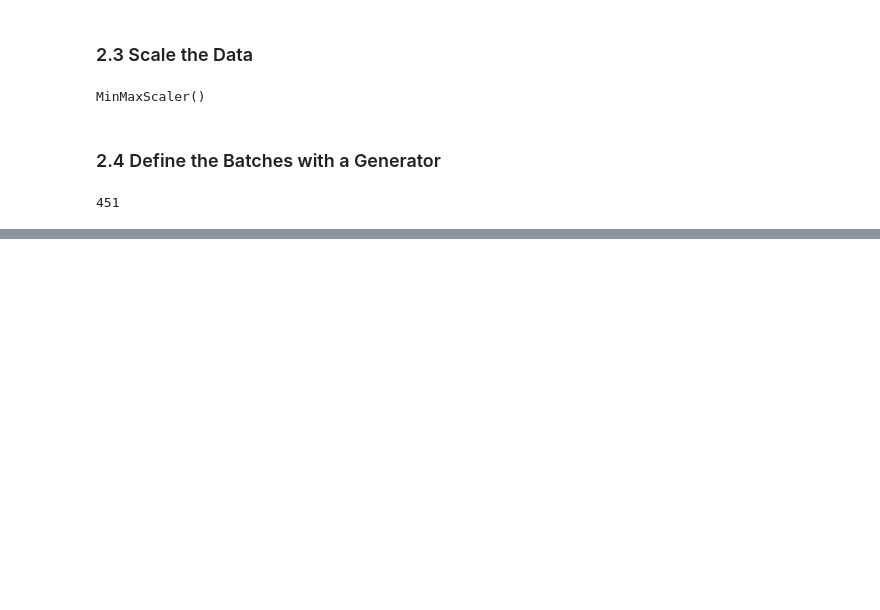
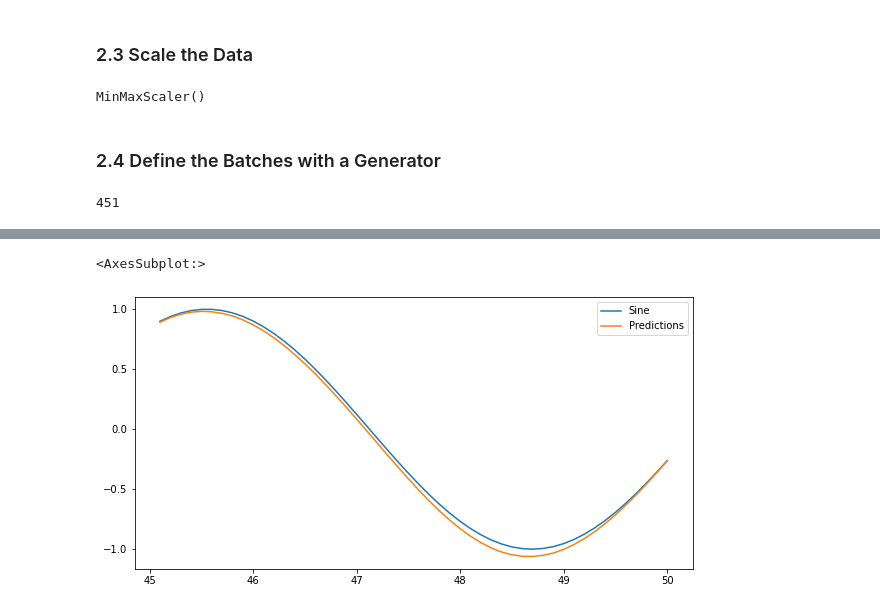
Before and after one commit to mxagar/data_science_python_tools, a Jupyter notebook: 19_NeuralNetworks_Keras/19_07_Keras_RNN/19_07_1_RNN_Intro.ipynb, the cells around one changed output, grey strips where cells are left out. Saved outputs shown, nothing was run; the diff lists cells and outputs as text; code cells hidden in the pictures; blank space fills up the shorter version.

```diff
--- a/19_NeuralNetworks_Keras/19_07_Keras_RNN/19_07_1_RNN_Intro.ipynb
+++ b/19_NeuralNetworks_Keras/19_07_Keras_RNN/19_07_1_RNN_Intro.ipynb
@@ -224,0 +361,21 @@ array([[0.59933458]])
+# %%
+# Now, we put everything in a for loop
+test_predictions = []
+current_batch = scaled_train[-length:].reshape((1,length,n_features))
+# We need to refresh our current_batch, move it forward in time:
+# We need to keep appending all the values of the previous current_batch, but
+# - we remove first
+# - we add the last predicted to the end
+for i in range(len(test)):
+    predicted = model.predict(current_batch)[0]
+    test_predictions.append(predicted)
+    # We move the current_batch one step forward, as said above
+    # Be careful with the brackets and the slicing:
+    # we're working with tensors that have several dimensions
+    current_batch = np.append(current_batch[:,1:,:],[[predicted]],axis=1)
+# %%
+# We have our predictions for the entire test range now
+# but first we nee to unscale them
+#test_predictions
+true_predictions = scaler.inverse_transform(test_predictions)
+true_predictions
@@ -224,0 +410,4 @@ array([[0.59933458]])
+# %%
+# We extend the test dataframe withth eunscaled (true) predictions
+# We can ignore the warning
+test['Predictions'] = true_predictions
@@ -224,0 +429,9 @@ array([[0.59933458]])
+# %%
+# We plot the result
+# We see that the RNN did a nice job, but as we go further away in time
+# the result is worse; that is to be expected,
+# because we are prediction on top of predicted data as we step forward
+test.plot(figsize=(10,5))
+# %% [output]
+<AxesSubplot:>
+[figure, added]
```
Also changed, not shown: parts of 23 cells of this notebook.
